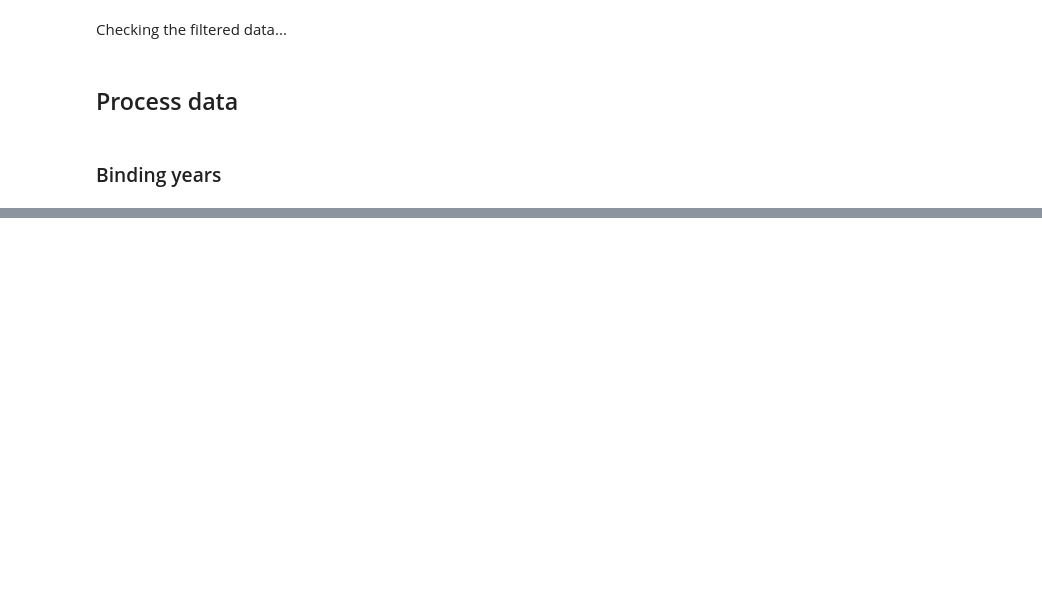
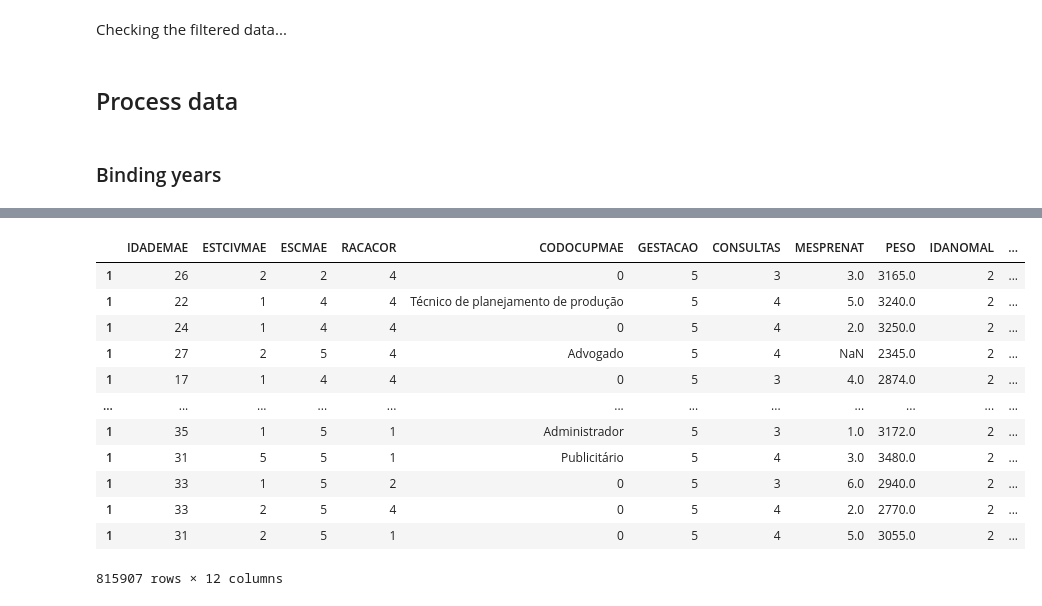
Before and after one commit to caio-isaias/data-mining-assignment, a Jupyter notebook: read-and-process-data.ipynb, the cells around one changed output, grey strips where cells are left out. Saved outputs shown, nothing was run; the diff lists cells and outputs as text; code cells hidden in the pictures; blank space fills up the shorter version.

Commit message:
reports & data processing

```diff
--- a/read-and-process-data.ipynb
+++ b/read-and-process-data.ipynb
@@ -135,0 +104,3 @@ print("Anomalia: \n",data2015_sp['IDANOMAL'].describe())
+# %%
+data_updated = all_data
+data_updated.columns
@@ -135,0 +112,9 @@ print("Anomalia: \n",data2015_sp['IDANOMAL'].describe())
+# %%
+# CBO data frame
+cbo2 = {'codigo':  list(cbo.index), 'titulo': list(cbo["TITULO"])}
+cbo2 = pd.DataFrame(data = cbo2)
+dic_cbo = cbo2.set_index('codigo').T.to_dict('list')
+
+data_updated['CODOCUPMAE'] = data_updated['CODOCUPMAE'].map(dic_cbo)
+
+data_updated.head(n = 5)
@@ -135,0 +128,13 @@ print("Anomalia: \n",data2015_sp['IDANOMAL'].describe())
+# %%
+# flatten CODOCUPMAE
+replaced = data_updated['CODOCUPMAE'].astype(object).replace(np.nan, 0)
+replaced = list(replaced)
+for i in range(len(replaced)):
+    if replaced[i] == 0:
+        replaced[i] = [replaced[i]]
+
+flatten_ocupation = list(np.concatenate(replaced).flat)
+
+data_updated['CODOCUPMAE'] = flatten_ocupation
+
+data_updated.head(n = 5)
@@ -135,0 +148,27 @@ print("Anomalia: \n",data2015_sp['IDANOMAL'].describe())
+# %%
+# creating APGAR unified variable (MEAN)
+
+apgar = (data_updated['APGAR1'] + data_updated['APGAR5'])/2
+
+data_updated['APGAR'] = apgar
+
+data_updated = data_updated.drop(['APGAR1','APGAR5'], 1)
+
+# remover values 99
+data_updated = data_updated[data_updated['APGAR'] < 11]
+
+data_updated
+# %% [output]
+|  | IDADEMAE | ESTCIVMAE | ESCMAE | RACACOR | CODOCUPMAE | GESTACAO | CONSULTAS | MESPRENAT | PESO | IDANOMAL | ... |
+| 1 | 26 | 2 | 2 | 4 | 0 | 5 | 3 | 3.0 | 3165.0 | 2 | ... |
+| 1 | 22 | 1 | 4 | 4 | Técnico de planejamento de produção | 5 | 4 | 5.0 | 3240.0 | 2 | ... |
+| 1 | 24 | 1 | 4 | 4 | 0 | 5 | 4 | 2.0 | 3250.0 | 2 | ... |
+| 1 | 27 | 2 | 5 | 4 | Advogado | 5 | 4 | NaN | 2345.0 | 2 | ... |
+| 1 | 17 | 1 | 4 | 4 | 0 | 5 | 3 | 4.0 | 2874.0 | 2 | ... |
+| ... | ... | ... | ... | ... | ... | ... | ... | ... | ... | ... | ... |
+| 1 | 35 | 1 | 5 | 1 | Administrador | 5 | 3 | 1.0 | 3172.0 | 2 | ... |
+| 1 | 31 | 5 | 5 | 1 | Publicitário | 5 | 4 | 3.0 | 3480.0 | 2 | ... |
+| 1 | 33 | 1 | 5 | 2 | 0 | 5 | 3 | 6.0 | 2940.0 | 2 | ... |
+| 1 | 33 | 2 | 5 | 4 | 0 | 5 | 4 | 2.0 | 2770.0 | 2 | ... |
+| 1 | 31 | 2 | 5 | 1 | 0 | 5 | 4 | 5.0 | 3055.0 | 2 | ... |
+815907 rows × 12 columns
```
Also changed, not shown: parts of 23 cells of this notebook, 17 other files.
